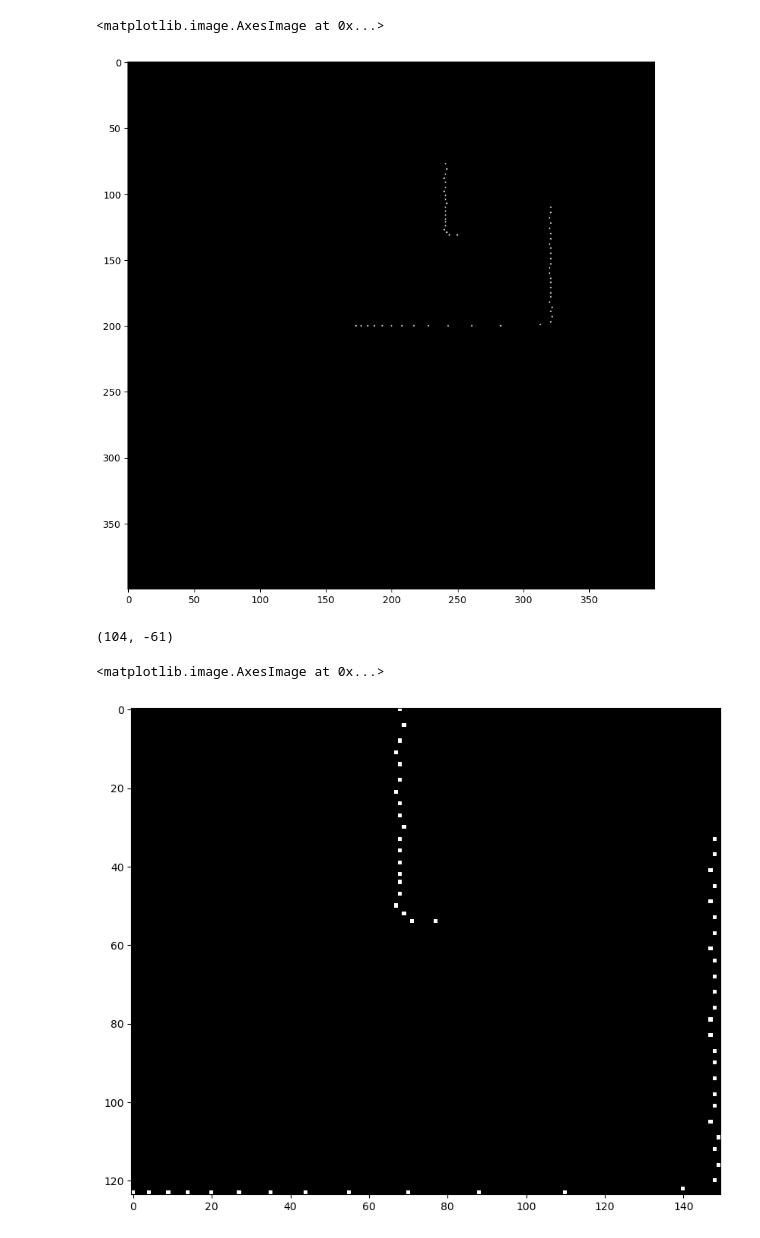
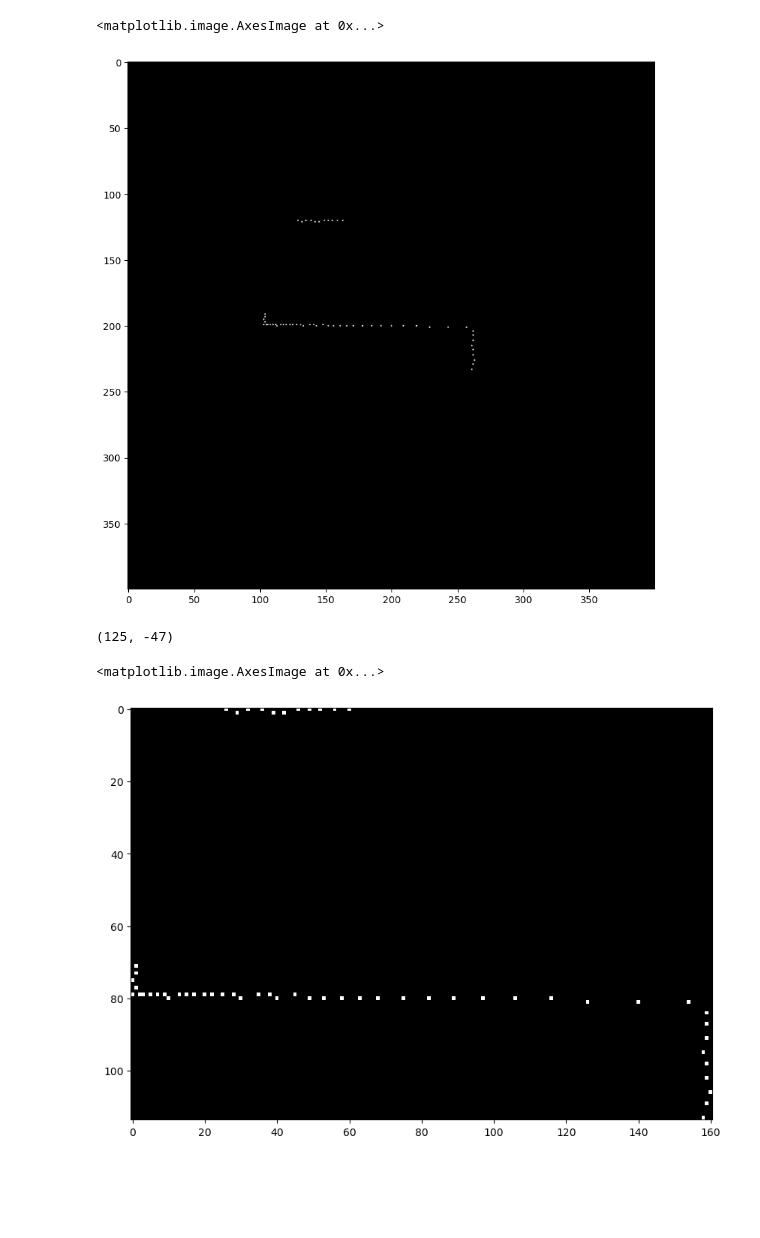
Before and after one commit to rir001/robmov_labs, a Jupyter notebook: test.ipynb, the cells around one changed output. Saved outputs shown, nothing was run; the diff lists cells and outputs as text; code cells hidden in the pictures; blank space fills up the shorter version.

```diff
--- a/test.ipynb
+++ b/test.ipynb
@@ -8,6 +8,6 @@ plt.rcParams['figure.figsize'] = [10, 10]
 kernel = np.ones((kernel_value,kernel_value),np.uint8)
 
 WHITE = 0
-BLACK = 255
+BLACK = 1
 ESCALA = 100
 # %%
@@ -36,5 +41,5 @@ for n in range(62, 119):
 # %%
-WINDOW = 1
+WINDOW = 4
 
 def get_angle(p1, p2):
     x1, y1 = p1
@@ -92,47 +97,48 @@ def get_image(basee_point, angle_, points_):
 
 fixed_map, center = get_image(basee_point, angle_, points)
 
-plt.imshow(cv2.dilate(fixed_map, kernel), cmap='gray')
+plt.imshow(fixed_map, cmap='gray')
+# plt.imshow(cv2.dilate(fixed_map, kernel), cmap='gray')
 # %% [output]
 <matplotlib.image.AxesImage at 0x...>
-[figure, old version]
+[figure, new version]
 # %%
 def find_edges(image):
     top = -1
     bottom = -1
     right = -1
     left = -1
 
     for i in range(len(image)):
         if top == -1:
             if np.sum(image[i]) != 0:
                 top = i
         if bottom == -1:
             if np.sum(image[-i - 1]) != 0:
                 bottom = len(image) - i
 
     for j in range(len(image[0])):
         if left == -1:
             if np.sum(image[:, j]) != 0:
                 left = j
         if right == -1:
             if np.sum(image[:, -j - 1]) != 0:
                 right = len(image[i]) - j
     return top, bottom, left, right
 
 
 
 T, B, L, R = find_edges(fixed_map)
 final_mask = fixed_map[T:B, L:R]
 center_ = (center[0] - T, center[1] - L)
 print(center_)
 
-# plt.imshow(fm_final_xd, cmap='gray')
-plt.imshow(cv2.dilate(final_mask, kernel), cmap='gray')
+plt.imshow(final_mask, cmap='gray')
+# plt.imshow(cv2.dilate(final_mask, kernel), cmap='gray')
 # %% [output]
-(104, -61)
+(125, -47)
 <matplotlib.image.AxesImage at 0x...>
-[figure, old version]
+[figure, new version]
 # %%
 real_map = cv2.imread("./maps/mapa.pgm", cv2.IMREAD_GRAYSCALE)
 # plt.imshow(real_map, cmap='gray')
```
Also changed, not shown: parts of 8 cells of this notebook, 1 other file.
